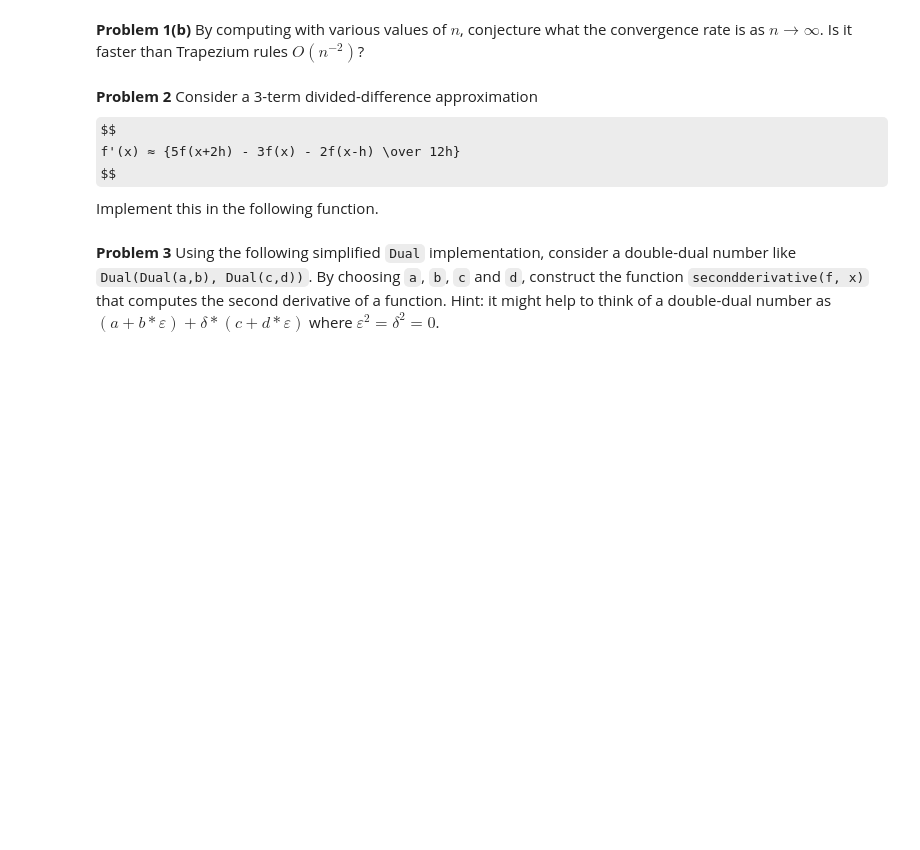
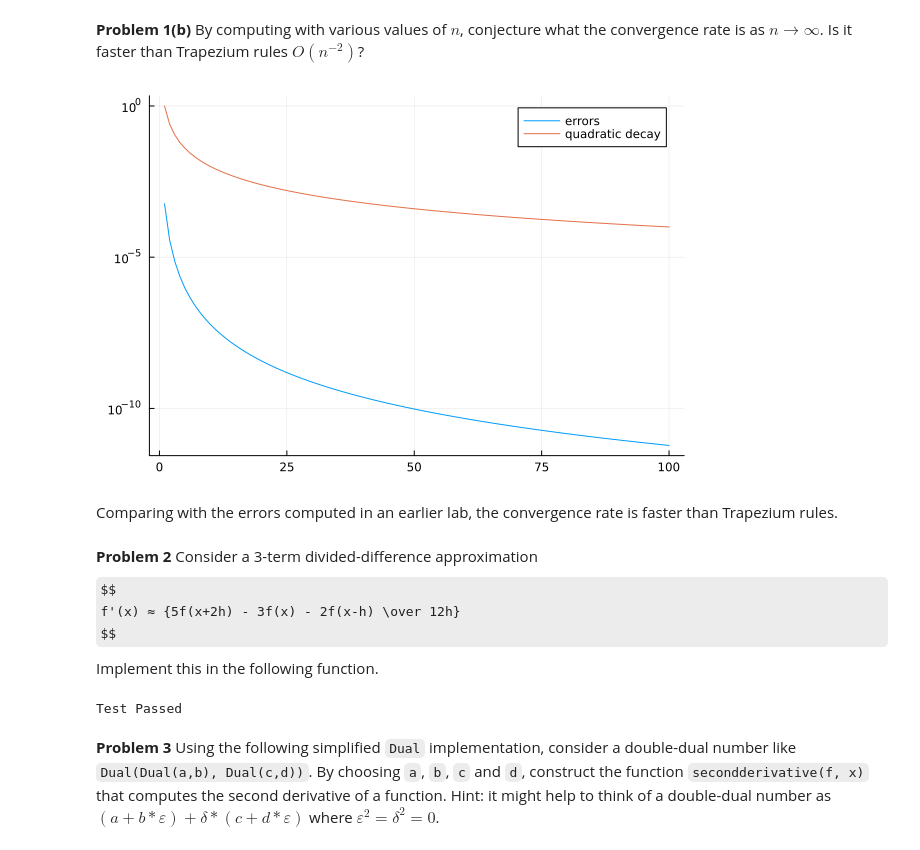
Before and after one commit to lovelife383/MATH50003NumericalAnalysis, a Jupyter notebook: labs/labr.ipynb, the cells around one changed output. Drawn from its saved outputs; the diff is of its cells as text; code cells hidden in the pictures; some formulas as TeX source; blank space fills up the shorter version.

```diff
--- a/labs/labr.ipynb
+++ b/labs/labr.ipynb
@@ -26,9 +26,14 @@ Test Passed
 # %% [markdown]
 **Problem 1(b)** By computing with various values of $n$, conjecture what the convergence rate is as $n → ∞$. Is it faster than Trapezium rules $O(n^{-2})$?
 # %%
-f = x -> x^2
-errors = [abs(simpsonsrule(f,n) - 1/3) for n in 1:2]
-plot(1:10, errors; label="errors")
+errors = [abs(simpsonsrule(exp,n) - exp(1) + 1) for n in 1:100]
+f = x -> x^(-2)
+plot(1:100, errors; label="errors", yscale=:log10)
+plot!(1:100, f.(range(1,100)); label="quadratic decay")
+# %% [output]
+[figure, added]
+# %% [markdown]
+Comparing with the errors computed in an earlier lab, the convergence rate is faster than Trapezium rules.
 # %% [markdown]
 **Problem 2** Consider a 3-term divided-difference approximation
 $$
@@ -37,10 +42,12 @@ $$
 Implement this in the following function.
 # %%
 function threeterm_divideddifference(f, x, h)
-    # TODO: Implement the above divided-difference formula
-
+    df = 5f(x + 2h) - 3f(x) - 2f(x-h)
+    df/12h
 end
 @test threeterm_divideddifference(exp, 0, 0.0000001) ≈ 1 atol=1E-5
+# %% [output]
+Test Passed
 # %% [markdown]
 **Problem 3** Using the following simplified `Dual` implementation, consider a double-dual number
 like `Dual(Dual(a,b), Dual(c,d))`. By choosing `a`, `b`, `c` and `d`, construct the function `secondderivative(f, x)`
```
